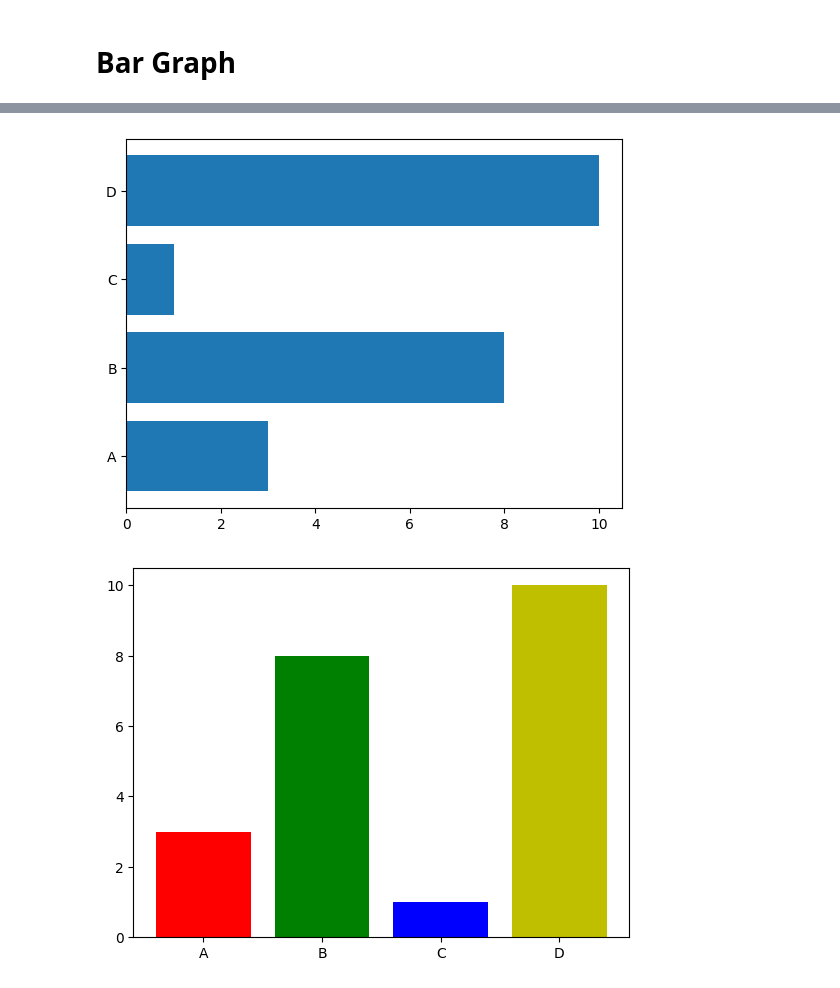
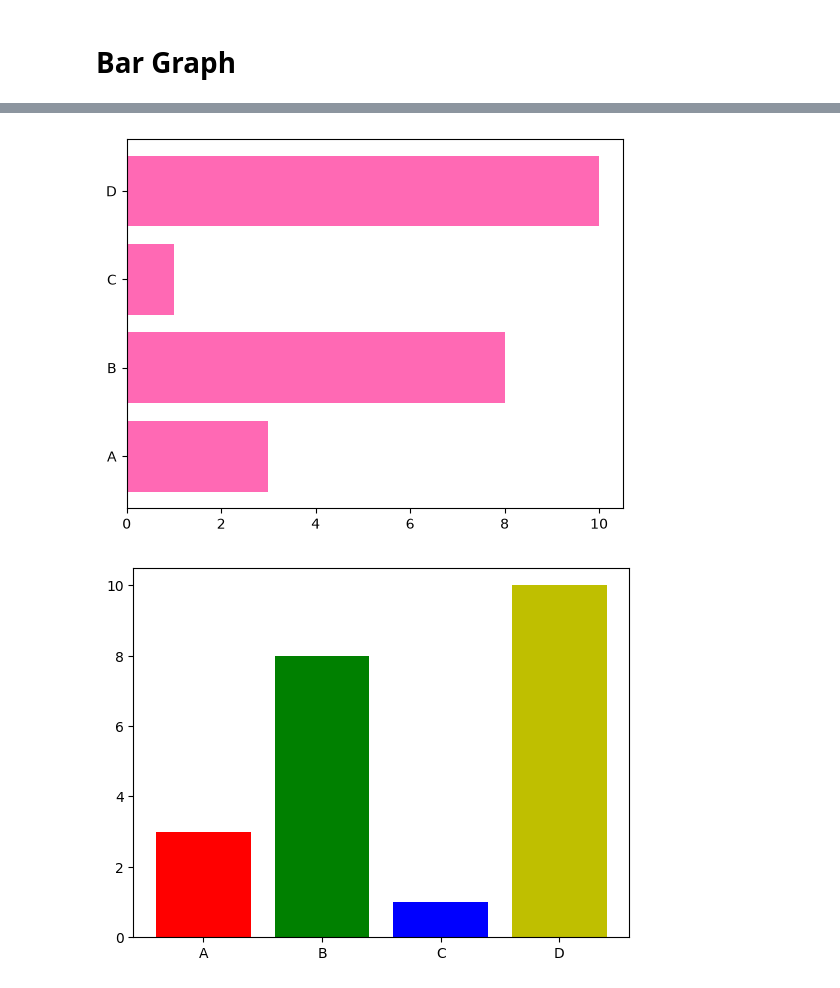
Before and after one commit to QasimHussain21/Python, a Jupyter notebook: python notes/15) matplotlib/lecture 15 (matplotlib).ipynb, the cells around one changed output, grey strips where cells are left out. Cells and saved outputs as stored; diff of their text form; code cells hidden in the pictures.

```diff
--- a/python notes/15) matplotlib/lecture 15 (matplotlib).ipynb
+++ b/python notes/15) matplotlib/lecture 15 (matplotlib).ipynb
@@ -77,11 +76,11 @@ import numpy as np
 # %%
 x = np.array(["A","B","C","D"])
 y = np.array([3,8,1,10])
 
-plt.barh(x,y)
+plt.barh(x,y, color="hotpink")
 plt.show()
 # %% [output]
-[figure, old version]
+[figure, new version]
 # %%
 x = np.array(["A","B","C","D"])
 y = np.array([3,8,1,10])
```
Also changed, not shown: parts of 3 cells of this notebook.
